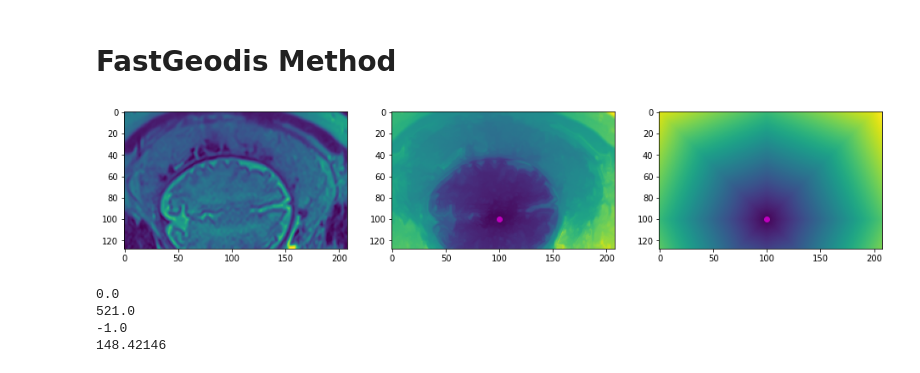
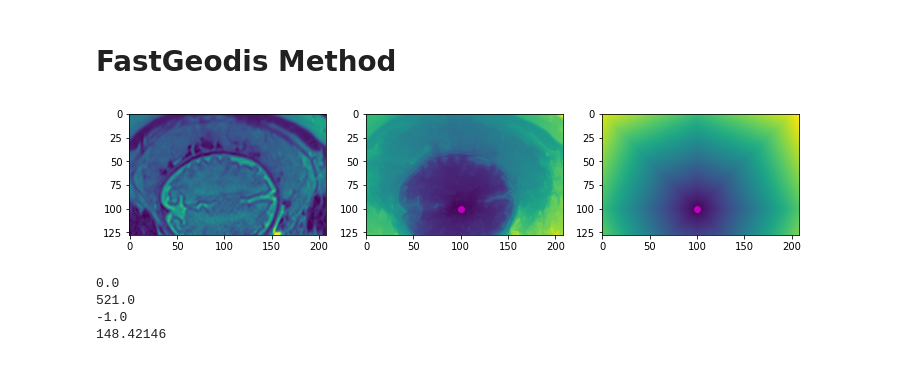
Before and after one commit to masadcv/FastGeodis, a Jupyter notebook: samples/simpledemo2d_signed.ipynb, the cells around one changed output. Drawn from its saved outputs; the diff is of its cells as text; code cells hidden in the pictures.

```diff
--- a/samples/simpledemo2d_signed.ipynb
+++ b/samples/simpledemo2d_signed.ipynb
@@ -38,35 +37,35 @@ mask_pt = torch.ones_like(image_pt)
 mask_pt[..., 100, 100] = 0
 
 v = 1e10
 iterations = 2
 
 lamb = 1.0 # <-- Geodesic distance transform
 geodesic_dist = FastGeodis.signed_generalised_geodesic2d(
     image_pt, mask_pt, v, lamb, iterations
 )
 geodesic_dist = np.squeeze(geodesic_dist.cpu().numpy())
 
 lamb=0.0 # <-- Euclidean distance transform
 euclidean_dist = FastGeodis.signed_generalised_geodesic2d(
     image_pt, mask_pt, v, lamb, iterations
 )
 euclidean_dist = np.squeeze(euclidean_dist.cpu().numpy())
 
-plt.figure(figsize=(16, 12))
+plt.figure(figsize=(12, 4))
 plt.subplot(1, 3, 1)
 plt.imshow(image)
 
 plt.subplot(1, 3, 2)
 plt.imshow(geodesic_dist)
 plt.plot(100, 100, "mo")
 
 plt.subplot(1, 3, 3)
 plt.imshow(euclidean_dist)
 plt.plot(100, 100, "mo")
 
 plt.show()
 # %% [output]
-[figure, old version]
+[figure, new version]
 # %%
 # min/max for signed distances
 print(geodesic_dist.min())
```
Also changed, not shown: parts of 2 cells of this notebook, 7 other files.
